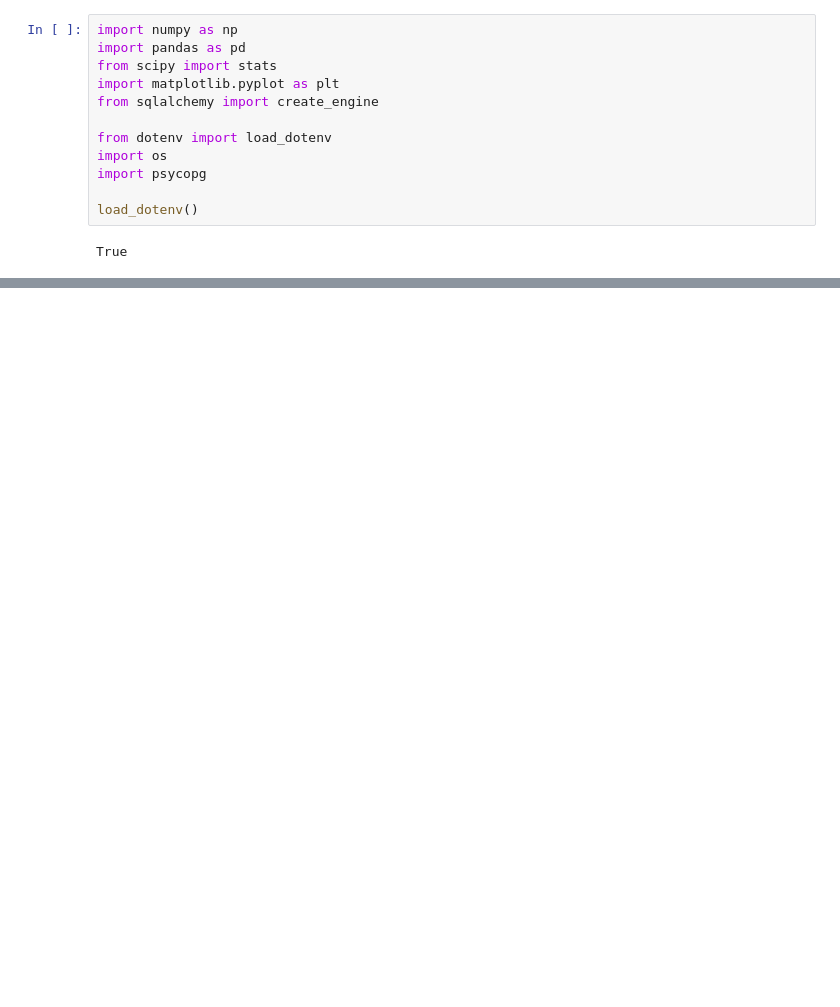
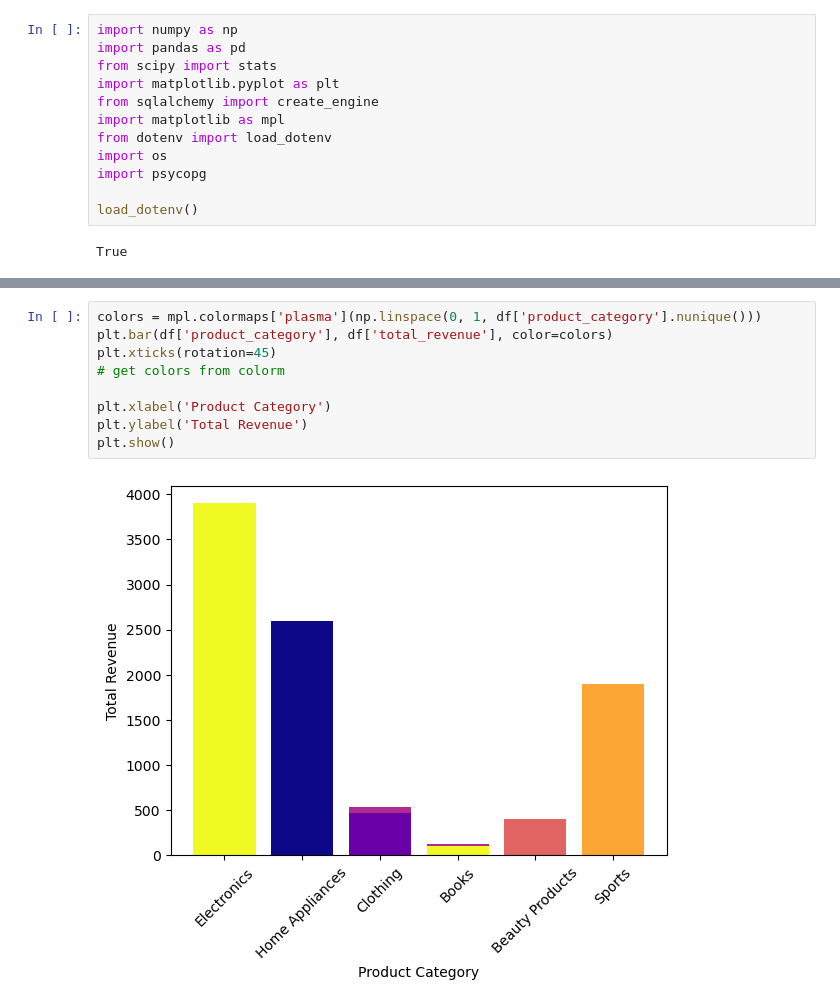
Before and after one commit to miloszczapla/sales-data, a Jupyter notebook: sales.ipynb, the cells around one changed output, grey strips where cells are left out. Cells and saved outputs as stored; diff of their text form; blank space fills up the shorter version.

Commit message:
feat: create bar representing total revenue for product category

```diff
--- a/sales.ipynb
+++ b/sales.ipynb
@@ -4,7 +4,7 @@ import pandas as pd
 from scipy import stats
 import matplotlib.pyplot as plt
 from sqlalchemy import create_engine
-
+import matplotlib as mpl
 from dotenv import load_dotenv
 import os
 import psycopg
@@ -32,3 +32,14 @@ df.head()
 | 2 | 10003 | 2024-01-03 | Clothing | Levi's 501 Jeans | 3 | 69.99 | 209.97 | ... |
 | 3 | 10004 | 2024-01-04 | Books | The Da Vinci Code | 4 | 15.99 | 63.96 | ... |
 | 4 | 10005 | 2024-01-05 | Beauty Products | Neutrogena Skincare Set | 1 | 89.99 | 89.99 | ... |
+# %%
+colors = mpl.colormaps['plasma'](np.linspace(0, 1, df['product_category'].nunique()))
+plt.bar(df['product_category'], df['total_revenue'], color=colors)
+plt.xticks(rotation=45)
+# get colors from colorm
+
+plt.xlabel('Product Category')
+plt.ylabel('Total Revenue')
+plt.show()
+# %% [output]
+[figure, added]
```
